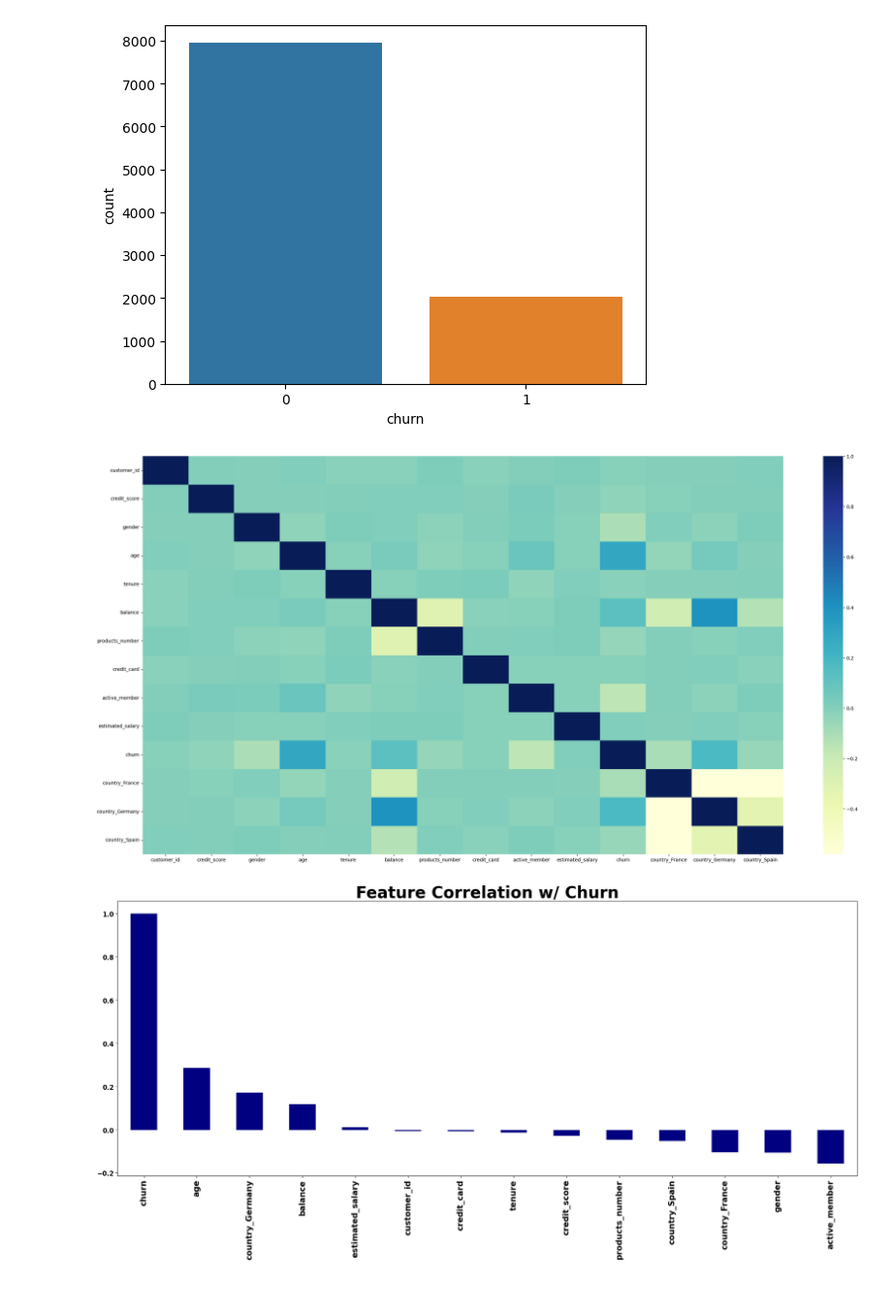
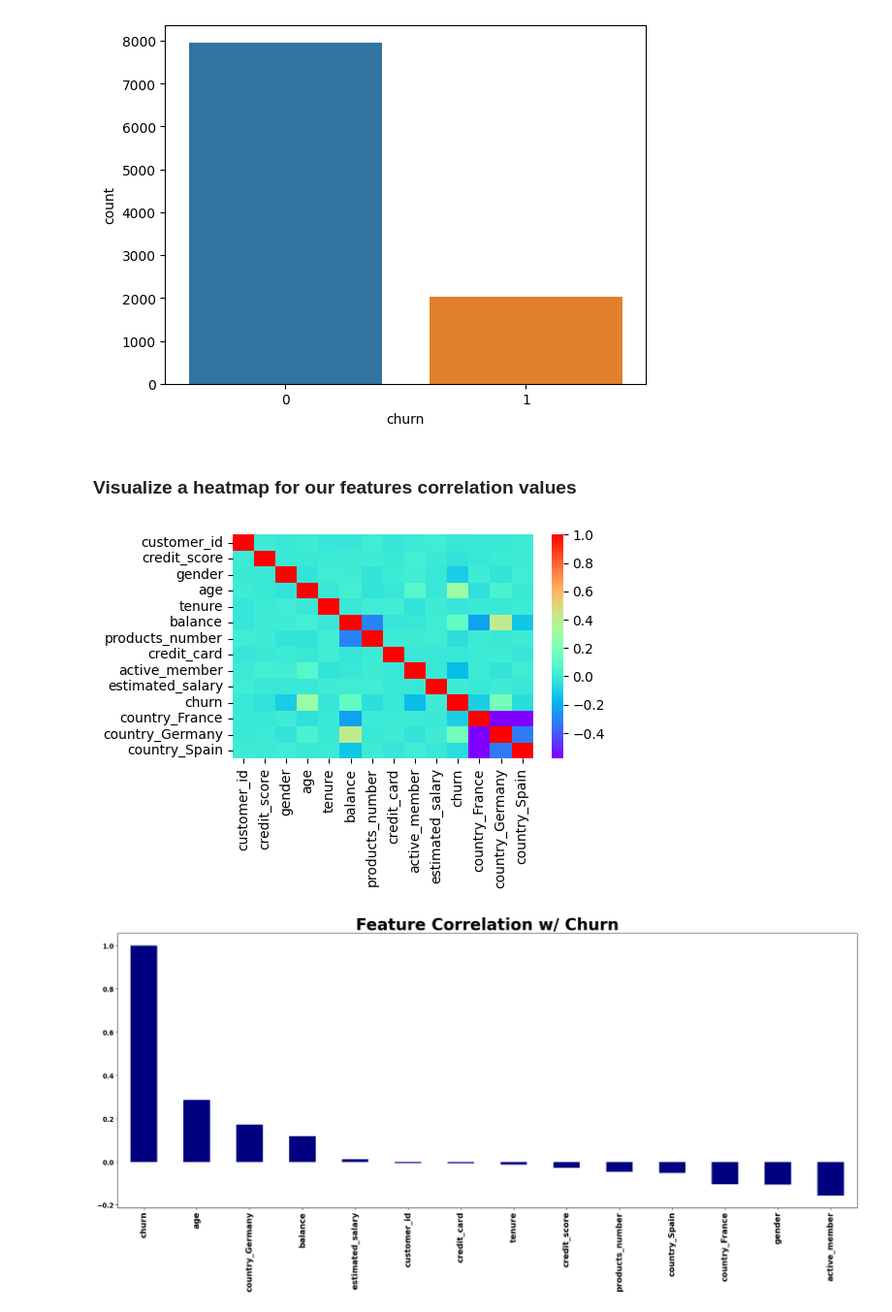
Before and after one commit to SagarWadikar/Churn_Prediction, a Jupyter notebook: Churn_prediction.ipynb, the cells around one changed output. Shown at 97% size. Saved outputs shown, nothing was run; the diff lists cells and outputs as text; code cells hidden in the pictures.

```diff
--- a/Churn_prediction.ipynb
+++ b/Churn_prediction.ipynb
@@ -21,5 +21,5 @@ warnings.filterwarnings("ignore")
 # %%
-df = pd.read_csv(r'D:\Data_Science\Practice\Logistic_Regression\Churn_Prediction\static\csv_files')
+df = pd.read_csv(r"D:\Data_Science\Practice\Logistic_Regression\Churn_Prediction\static\csv_files\Bank Customer Churn Prediction.csv")
 df
 # %% [output]
 |  | customer_id | credit_score | country | gender | age | tenure | balance | products_number | credit_card | ... |
@@ -215,12 +269,13 @@ sns.countplot(x = df['churn'])
 # %% [output]
 <Axes: xlabel='churn', ylabel='count'>
 [figure]
+# %% [markdown]
+### Visualize a heatmap for our features correlation values
 # %%
-# Visualize a heatmap for our features correlation values
-plt.figure(figsize = (30, 15))
-x = sns.heatmap(df.corr(), cmap = 'YlGnBu')
+plt.figure(figsize = (5, 3))
+x = sns.heatmap(df.corr(), cmap = 'rainbow')
 # %% [output]
-[figure, old version]
+[figure, new version]
 # %%
 # Plot correlations between our features and our target feature, churn, as a bar plot, sort by descending order
 df.corr()['churn'].sort_values(ascending = False).plot(kind = 'bar', figsize = (20, 10), color = 'Navy')
```
Also changed, not shown: parts of 64 cells of this notebook, 1 other file.
